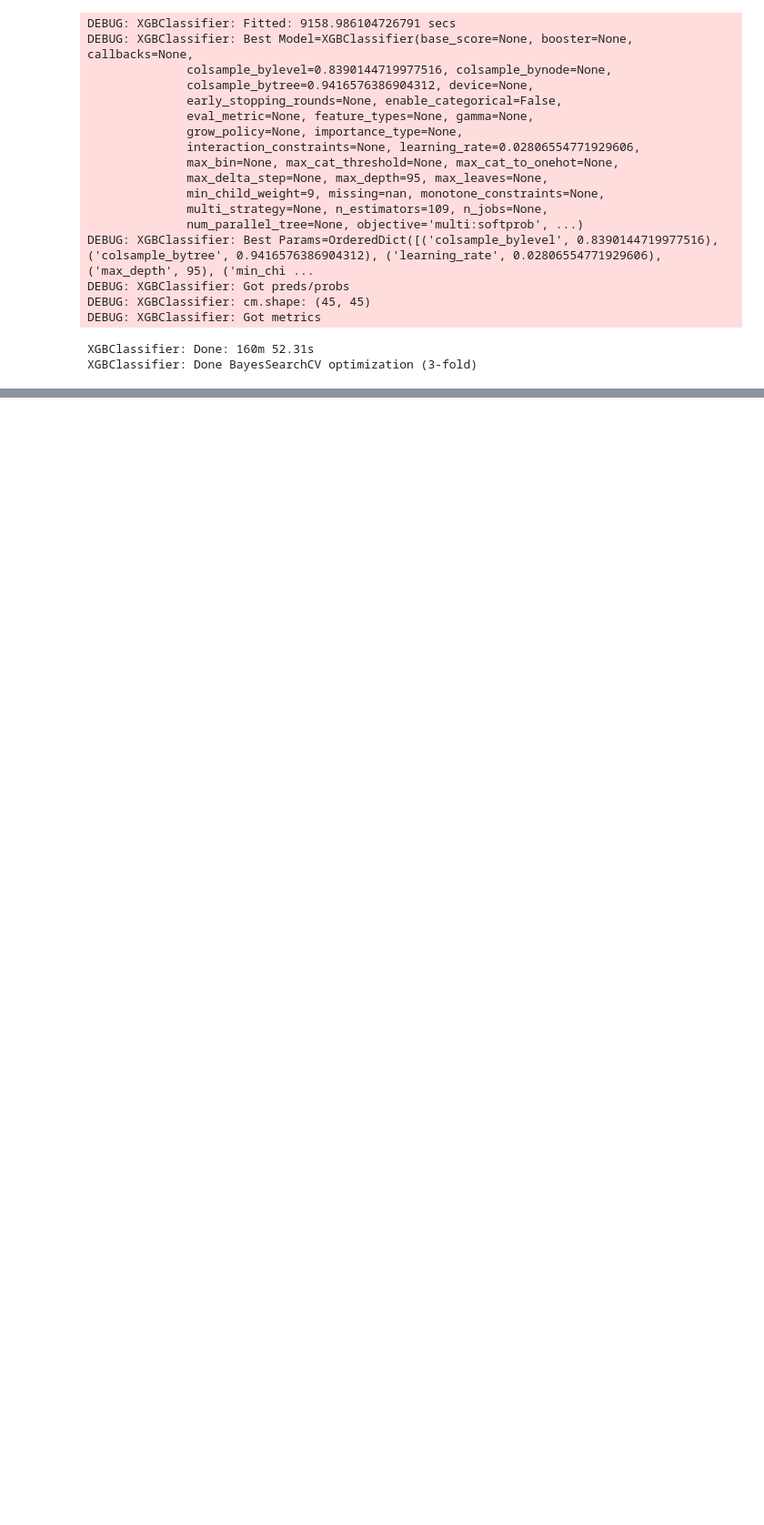
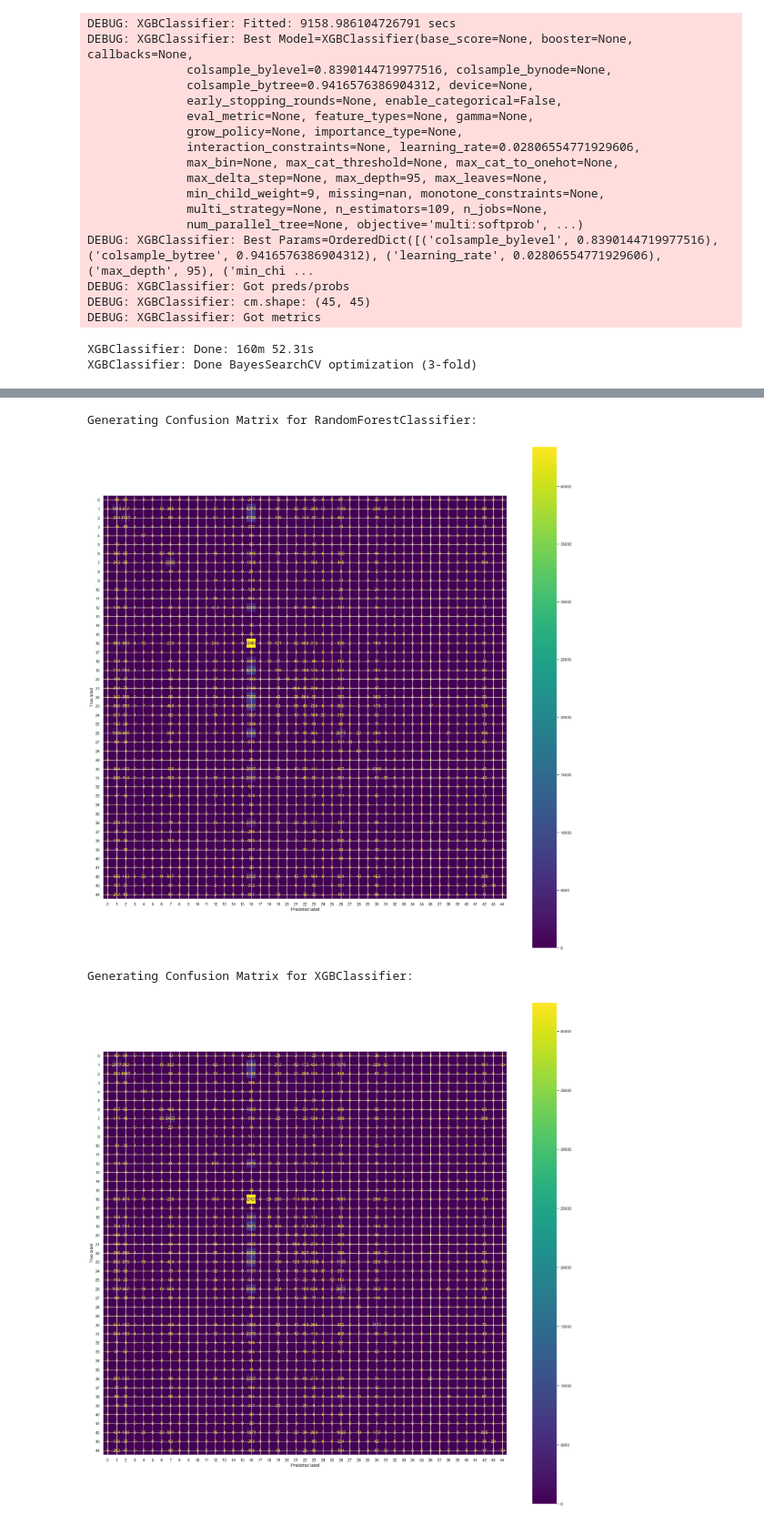
Before and after one commit to fazeelgm/UCB_ML_AI_Capstone, a Jupyter notebook: notebooks/ModelExploration.ipynb, the cells around one changed output, grey strips where cells are left out. Shown at 91% size. Cells and saved outputs as stored; diff of their text form; code cells hidden in the pictures; blank space fills up the shorter version.

Commit message:
Added Confusion Matrix and Feature Importances (Full run)

```diff
--- a/notebooks/ModelExploration.ipynb
+++ b/notebooks/ModelExploration.ipynb
@@ -823,0 +865,17 @@ if not Config.SUPPRESS_OUTPUT_FILES:
+# %%
+for name, model in models.items():
+
+    # Get the
+    print(f'Generating Confusion Matrix for {name}:')
+    disp = ConfusionMatrixDisplay(results_CV[name]['cm'])
+
+    fig, ax = plt.subplots(figsize=(25, 25))
+    disp.plot(ax=ax)
+    # plt.tight_layout()
+    plt.savefig(Config.IMAGE_DIR / f'Confusion_matrix_{name}.png')
+    plt.show()
+# %% [output]
+Generating Confusion Matrix for RandomForestClassifier:
+[figure, added]
+Generating Confusion Matrix for XGBClassifier:
+[figure, added]
```
Also changed, not shown: parts of 9 cells of this notebook, 3 other files.
